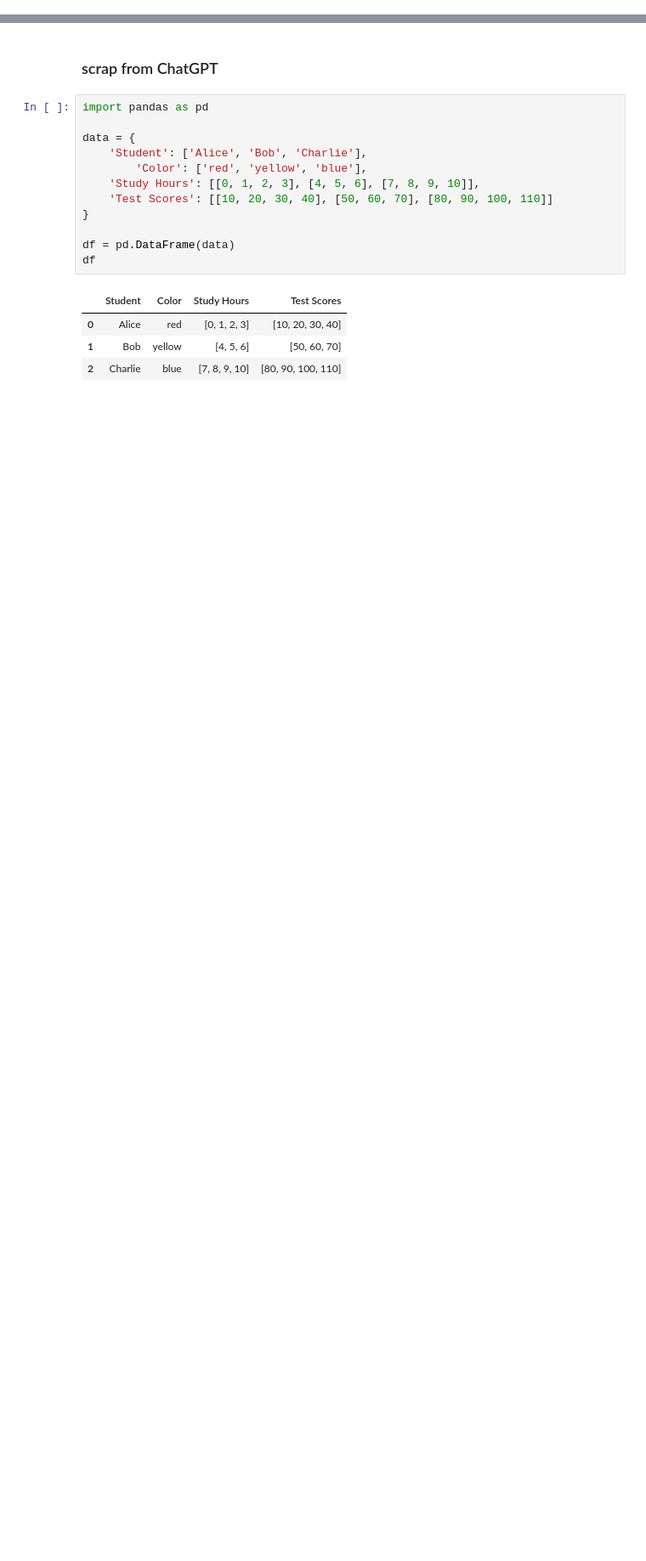
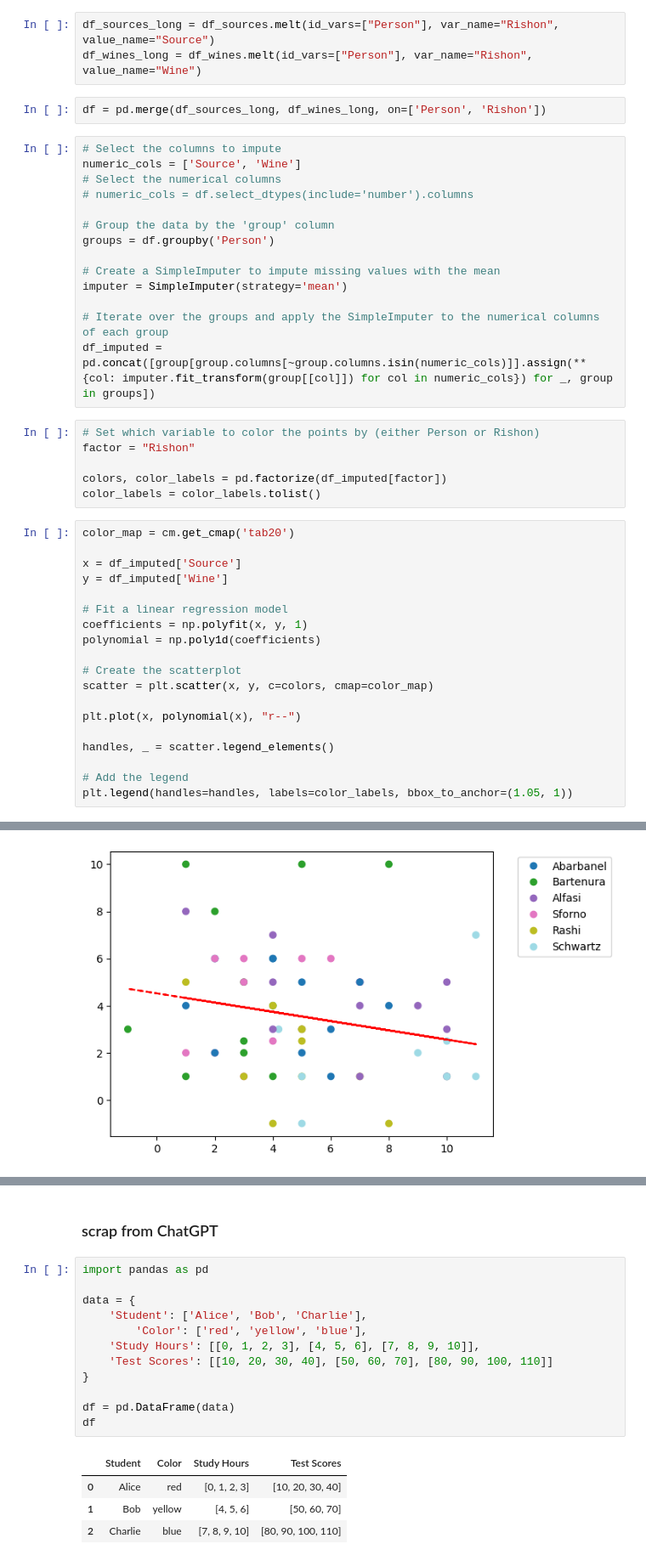
Before and after one commit to RickiHeicklen/scholars-and-sommeliers, a Jupyter notebook: rishon-analysis.ipynb, the cells around one changed output, grey strips where cells are left out. Shown at 85% size. Saved outputs shown, nothing was run; the diff lists cells and outputs as text; blank space fills up the shorter version.

Commit message:
reading in data, manipulating it somewhat, and then plotting it on a scatterplot

```diff
--- a/rishon-analysis.ipynb
+++ b/rishon-analysis.ipynb
@@ -6,0 +38,45 @@ df = pd.read_csv("/Users/rickiheicklen/Github/scholars-and-sommeliers/data.csv")
+# %%
+df_sources_long = df_sources.melt(id_vars=["Person"], var_name="Rishon", value_name="Source")
+df_wines_long = df_wines.melt(id_vars=["Person"], var_name="Rishon", value_name="Wine")
+# %%
+df = pd.merge(df_sources_long, df_wines_long, on=['Person', 'Rishon'])
+# %%
+# Select the columns to impute
+numeric_cols = ['Source', 'Wine']
+# Select the numerical columns
+# numeric_cols = df.select_dtypes(include='number').columns
+
+# Group the data by the 'group' column
+groups = df.groupby('Person')
+
+# Create a SimpleImputer to impute missing values with the mean
+imputer = SimpleImputer(strategy='mean')
+
+# Iterate over the groups and apply the SimpleImputer to the numerical columns of each group
+df_imputed = pd.concat([group[group.columns[~group.columns.isin(numeric_cols)]].assign(**{col: imputer.fit_transform(group[[col]]) for col in numeric_cols}) for _, group in groups])
+# %%
+# Set which variable to color the points by (either Person or Rishon)
+factor = "Rishon"
+
+colors, color_labels = pd.factorize(df_imputed[factor])
+color_labels = color_labels.tolist()
+# %%
+color_map = cm.get_cmap('tab20')
+
+x = df_imputed['Source']
+y = df_imputed['Wine']
+
+# Fit a linear regression model
+coefficients = np.polyfit(x, y, 1)
+polynomial = np.poly1d(coefficients)
+
+# Create the scatterplot
+scatter = plt.scatter(x, y, c=colors, cmap=color_map)
+
+plt.plot(x, polynomial(x), "r--")
+
+handles, _ = scatter.legend_elements()
+
+# Add the legend
+plt.legend(handles=handles, labels=color_labels, bbox_to_anchor=(1.05, 1))
+# %% [output]
@@ -6,0 +84 @@ df = pd.read_csv("/Users/rickiheicklen/Github/scholars-and-sommeliers/data.csv")
+[figure, added]
```
Also changed, not shown: parts of 31 cells of this notebook.
